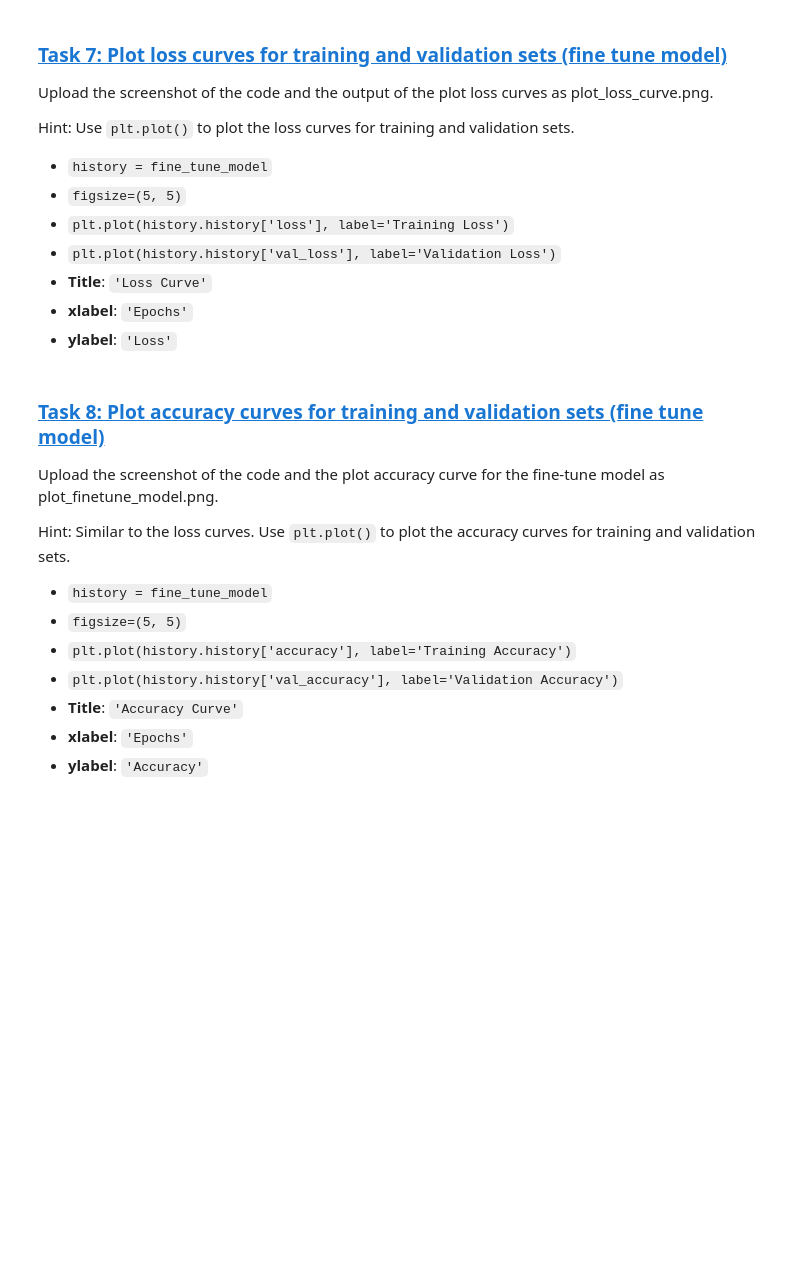
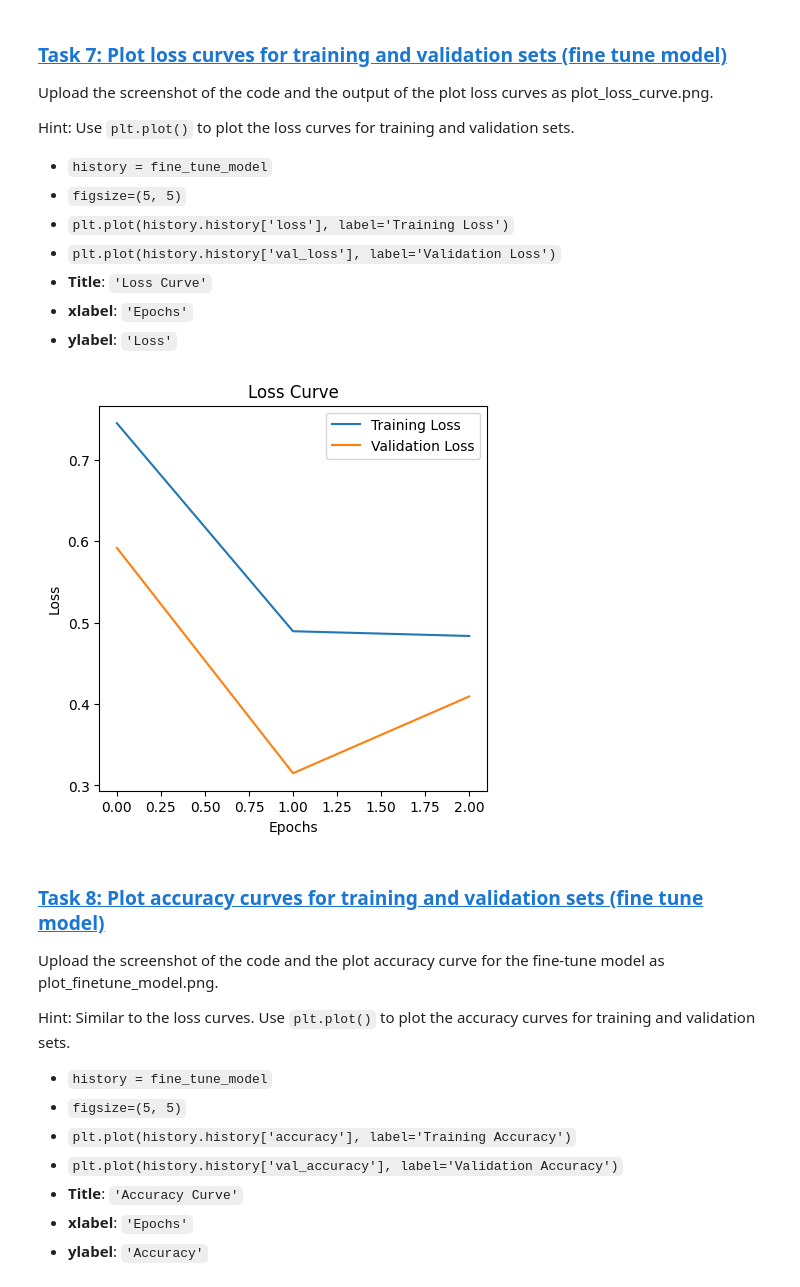
Before and after one commit to dennislamcv1/IBMAIEngineering, a Jupyter notebook: Advanced Deep Learning with Tensorflow and Keras/Final Proj-Classify Waste Products Using TL FT.ipynb, the cells around one changed output. Saved outputs shown, nothing was run; the diff lists cells and outputs as text; code cells hidden in the pictures; blank space fills up the shorter version.

```diff
--- a/Advanced Deep Learning with Tensorflow and Keras/Final Proj-Classify Waste Products Using TL FT.ipynb
+++ b/Advanced Deep Learning with Tensorflow and Keras/Final Proj-Classify Waste Products Using TL FT.ipynb
@@ -550,19 +682,27 @@ model.add(Dense(1, activation='sigmoid'))
 
 checkpoint_path='O_R_tlearn_fine_tune_vgg16.keras'
 
-# learning schedule callback
+# Instantiate callbacks
 loss_history_ = LossHistory_()
 lrate_ = LearningRateScheduler(exp_decay)
+early_stopping = EarlyStopping(monitor='val_loss', patience=4, mode='min', min_delta=0.01)
+model_checkpoint = ModelCheckpoint('O_R_tlearn_fine_tune_vgg16.keras', monitor='val_loss', save_best_only=True, mode='min')
 
-keras_callbacks = [
-      EarlyStopping(monitor = 'val_loss',
-                    patience = 4,
-                    mode = 'min',
-                    min_delta=0.01),
-      ModelCheckpoint(checkpoint_path, monitor='val_loss', save_best_only=True, mode='min')
-]
+callbacks_list_ = [loss_history_, lrate_, early_stopping, model_checkpoint]
 
-callbacks_list_ = [loss_history_, lrate_, keras_callbacks]
+# # learning schedule callback
+# loss_history_ = LossHistory_()
+# lrate_ = LearningRateScheduler(exp_decay)
+
+# keras_callbacks = [
+#       EarlyStopping(monitor = 'val_loss',
+#                     patience = 4,
+#                     mode = 'min',
+#                     min_delta=0.01),
+#       ModelCheckpoint(checkpoint_path, monitor='val_loss', save_best_only=True, mode='min')
+# ]
+
+# callbacks_list_ = [loss_history_, lrate_, keras_callbacks]
 
 model.compile(loss='binary_crossentropy',
               optimizer=optimizers.RMSprop(learning_rate=1e-4),
@@ -570,7 +710,7 @@ model.compile(loss='binary_crossentropy',
 
 fine_tune_model = model.fit(train_generator,
                     steps_per_epoch=5,
-                    epochs=10,
+                    epochs=3,
                     callbacks = callbacks_list_,
                     validation_data=val_generator,
                     validation_steps=val_generator.samples // batch_size,
@@ -591,7 +741,18 @@ Hint: Use `plt.plot()` to plot the loss curves for training and validation sets.
 # %%
 history = fine_tune_model
 
 ## Task 7: Plot loss curves for training and validation sets (fine tune model)
+plt.figure(figsize=(5, 5))
+plt.plot(history.history['loss'], label='Training Loss')
+plt.plot(history.history['val_loss'], label='Validation Loss')
+plt.title('Loss Curve')
+plt.xlabel('Epochs')
+plt.ylabel('Loss')
+plt.legend()
+
+plt.show()
+# %% [output]
+[figure, added]
 # %% [markdown]
 ### <a id='toc1_12_2_'></a>[**Task 8: Plot accuracy curves for training and validation sets  (fine tune model)**](#toc0_)
 
```
Also changed, not shown: parts of 24 cells of this notebook, 17 other files.
